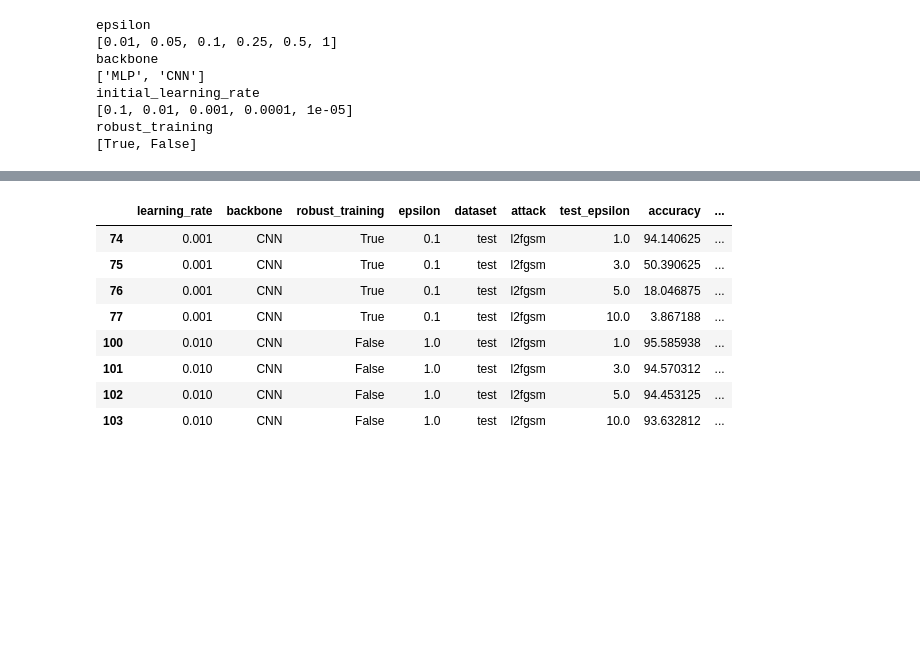
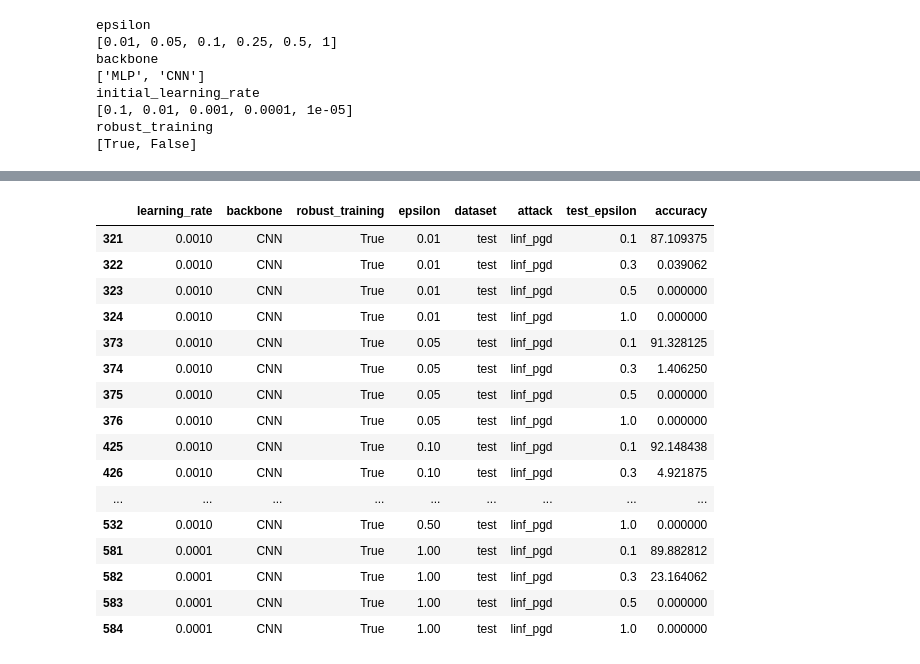
Before and after one commit to kimvc7/Robustness, a Jupyter notebook: notebooks/Pilot.ipynb, the cells around one changed output, grey strips where cells are left out. Cells and saved outputs as stored; diff of their text form; code cells hidden in the pictures; blank space fills up the shorter version.

```diff
--- a/notebooks/Pilot.ipynb
+++ b/notebooks/Pilot.ipynb
@@ -24,3 +22,5 @@ name_attacks = ["linfpgd", "l2fgsm"]
+# %%
+name_attacks = ["linf_pgd","l2_pgd", "linf_fgsm", "l2_fgm"]
 # %%
 # Hash table of parameters
 parameters = {"epsilon": {}, "backbone": {}, "initial_learning_rate": {}, "robust_training": {}}
@@ -187,7 +187,7 @@ for backbone in backbones:
         best_id = -1
         for id in ids:
             acc = 0.0
-            for attack in name_attacks:
+            for attack in [name_attacks[1]]:
                 with open(results_dir + experiment_list[id]['model_name'] + '/results/acc_' + 'val' + '_' +
                     attack + '.pkl', 'rb') as f:
                     tmp = pickle.load(f)
@@ -215,8 +215,7 @@ for backbone in backbones:
             with open(results_dir + experiment_list[best_id]['model_name'] + '/results/acc_' + dataset + '_' +
                 attack + '.pkl', 'rb') as f:
                 tmp = pickle.load(f)
-            if attack == 'l2fgsm' and backbone == 'CNN':
-                print(tmp)
+
             for test_epsilon in tmp.keys():
                 entry["test_epsilon"] = test_epsilon
                 entry["accuracy"] =  100*tmp[test_epsilon]
@@ -230,19 +229,14 @@ for backbone in backbones:
 
 df = pd.DataFrame.from_dict(list_entries)
 
-plt.figure()
-sns.lineplot(x="test_epsilon", y="accuracy",
-             hue="robust_training",  style='backbone', palette="tab10",
-             data=df[df.attack=='linfpgd']).set_title("linfpgd")
-plt.xscale('log')
-plt.legend(bbox_to_anchor=(1.01, 1),borderaxespad=0)
+for attack in name_attacks:
+    plt.figure()
+    sns.lineplot(x="test_epsilon", y="accuracy",
+                 hue="robust_training",  style='backbone', palette="tab10",
+                 data=df[df.attack==attack]).set_title(attack)
+    plt.xscale('log')
+    plt.legend(bbox_to_anchor=(1.01, 1),borderaxespad=0)
 
-plt.figure()
-sns.lineplot(x="test_epsilon", y="accuracy",
-             hue="robust_training",  style='backbone', palette="tab10",
-             data=df[df.attack=='l2fgsm']).set_title("l2fgsm")
-plt.xscale('log')
-plt.legend(bbox_to_anchor=(1.01, 1),borderaxespad=0)
 
 plt.figure()
 sns.barplot(x="backbone", y="images_per_second",
@@ -264,12 +258,20 @@ plt.legend(bbox_to_anchor=(1.01, 1),borderaxespad=0)
 # %%
-df[df.backbone=="CNN"][df.attack=="l2fgsm"][df.test_epsilon>=1.0]
+df[df.backbone=="CNN"][df.attack=="linf_pgd"][df.test_epsilon>=0.1]
 # %% [output]
-|  | learning_rate | backbone | robust_training | epsilon | dataset | attack | test_epsilon | accuracy | ... |
-| 74 | 0.001 | CNN | True | 0.1 | test | l2fgsm | 1.0 | 94.140625 | ... |
-| 75 | 0.001 | CNN | True | 0.1 | test | l2fgsm | 3.0 | 50.390625 | ... |
-| 76 | 0.001 | CNN | True | 0.1 | test | l2fgsm | 5.0 | 18.046875 | ... |
-| 77 | 0.001 | CNN | True | 0.1 | test | l2fgsm | 10.0 | 3.867188 | ... |
-| 100 | 0.010 | CNN | False | 1.0 | test | l2fgsm | 1.0 | 95.585938 | ... |
-| 101 | 0.010 | CNN | False | 1.0 | test | l2fgsm | 3.0 | 94.570312 | ... |
-| 102 | 0.010 | CNN | False | 1.0 | test | l2fgsm | 5.0 | 94.453125 | ... |
-| 103 | 0.010 | CNN | False | 1.0 | test | l2fgsm | 10.0 | 93.632812 | ... |
+|  | learning_rate | backbone | robust_training | epsilon | dataset | attack | test_epsilon | accuracy |
+| 321 | 0.0010 | CNN | True | 0.01 | test | linf_pgd | 0.1 | 87.109375 |
+| 322 | 0.0010 | CNN | True | 0.01 | test | linf_pgd | 0.3 | 0.039062 |
+| 323 | 0.0010 | CNN | True | 0.01 | test | linf_pgd | 0.5 | 0.000000 |
+| 324 | 0.0010 | CNN | True | 0.01 | test | linf_pgd | 1.0 | 0.000000 |
+| 373 | 0.0010 | CNN | True | 0.05 | test | linf_pgd | 0.1 | 91.328125 |
+| 374 | 0.0010 | CNN | True | 0.05 | test | linf_pgd | 0.3 | 1.406250 |
+| 375 | 0.0010 | CNN | True | 0.05 | test | linf_pgd | 0.5 | 0.000000 |
+| 376 | 0.0010 | CNN | True | 0.05 | test | linf_pgd | 1.0 | 0.000000 |
+| 425 | 0.0010 | CNN | True | 0.10 | test | linf_pgd | 0.1 | 92.148438 |
+| 426 | 0.0010 | CNN | True | 0.10 | test | linf_pgd | 0.3 | 4.921875 |
+| ... | ... | ... | ... | ... | ... | ... | ... | ... |
+| 532 | 0.0010 | CNN | True | 0.50 | test | linf_pgd | 1.0 | 0.000000 |
+| 581 | 0.0001 | CNN | True | 1.00 | test | linf_pgd | 0.1 | 89.882812 |
+| 582 | 0.0001 | CNN | True | 1.00 | test | linf_pgd | 0.3 | 23.164062 |
+| 583 | 0.0001 | CNN | True | 1.00 | test | linf_pgd | 0.5 | 0.000000 |
+| 584 | 0.0001 | CNN | True | 1.00 | test | linf_pgd | 1.0 | 0.000000 |
```
Also changed, not shown: parts of 4 cells of this notebook, 6 other files.
